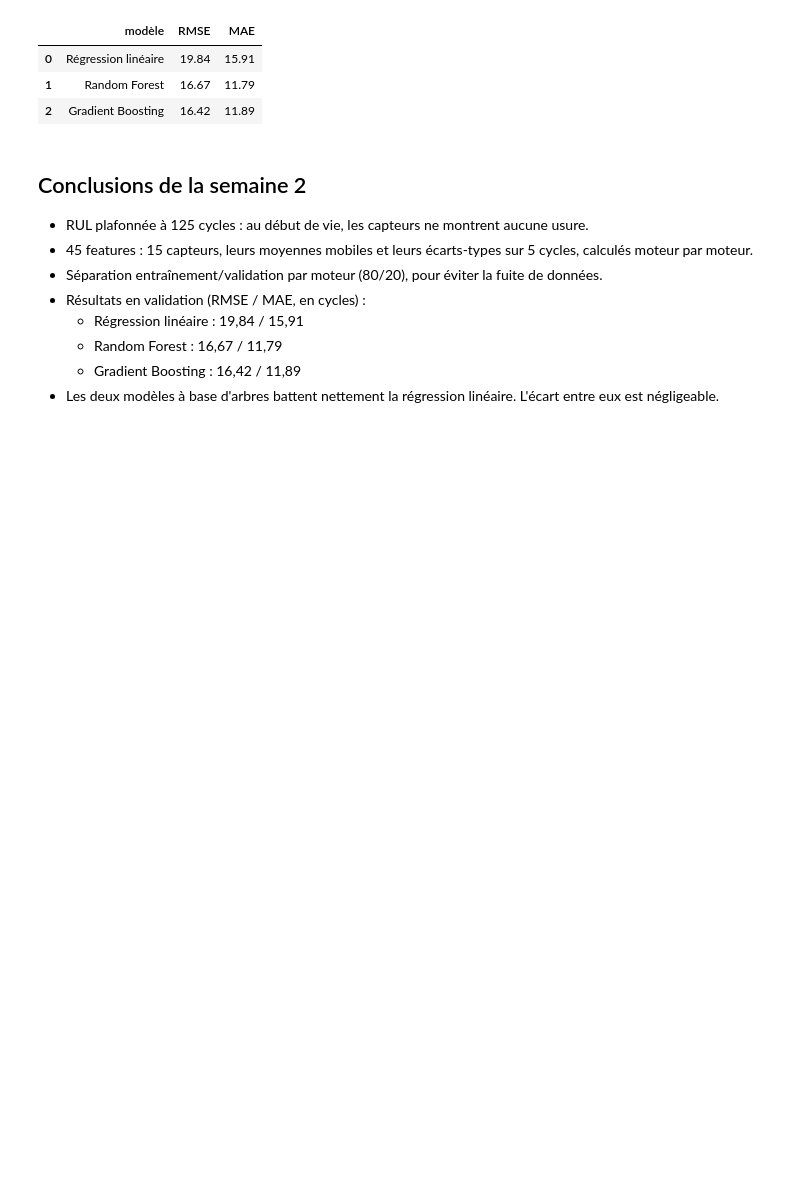
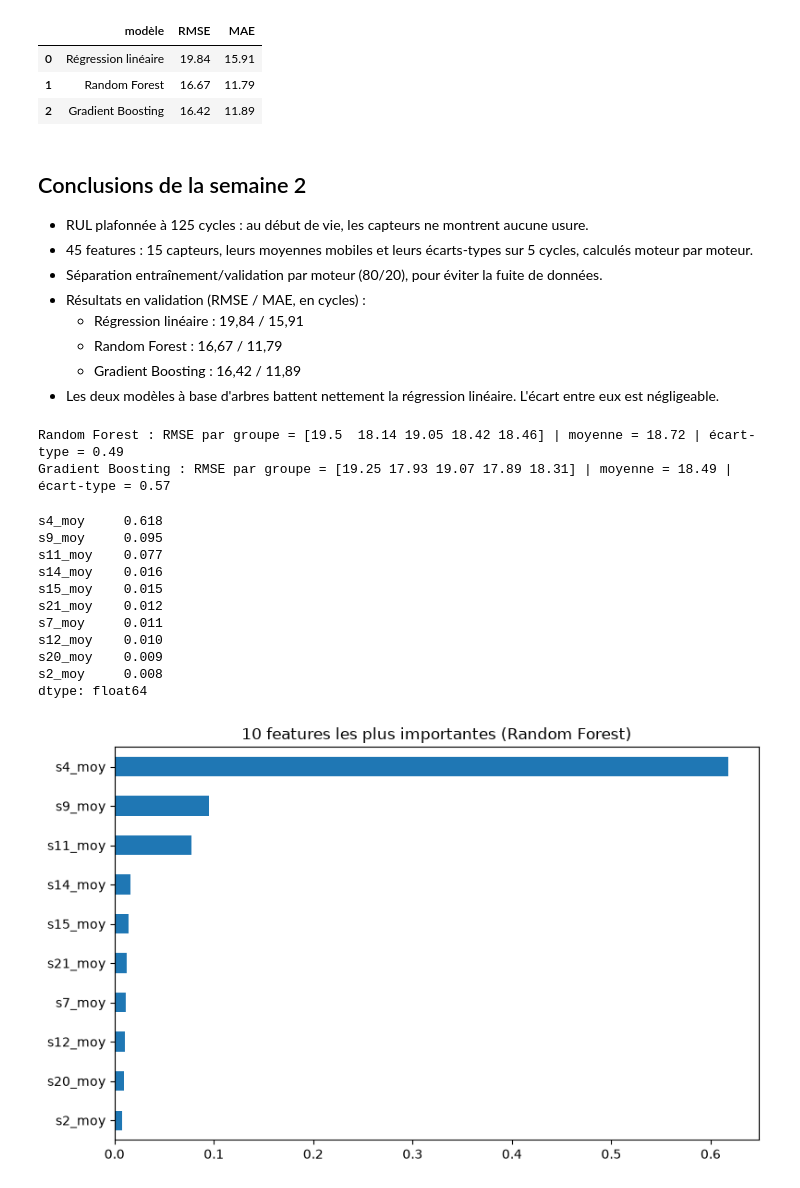
Before and after one commit to Ornella-bit/maintenance-predictive, a Jupyter notebook: notebooks/01_analyse_modele.ipynb, the cells around one changed output. Cells and saved outputs as stored; diff of their text form; code cells hidden in the pictures; blank space fills up the shorter version.

Commit message:
Semaine 3 : validation croisée, importance des features, test officiel

```diff
--- a/notebooks/01_analyse_modele.ipynb
+++ b/notebooks/01_analyse_modele.ipynb
@@ -196,3 +196,49 @@ Gradient Boosting : RMSE = 16.42 | MAE = 11.89
   - Random Forest : 16,67 / 11,79
   - Gradient Boosting : 16,42 / 11,89
 - Les deux modèles à base d'arbres battent nettement la régression linéaire. L'écart entre eux est négligeable.
+# %%
+#Étape 1 : validation croisée par moteur
+#Pourquoi : jusqu’ici, un seul découpage 80/20 a été testé.
+# Avec un autre groupe de 20 moteurs, le score pourrait changer.
+# La validation croisée refait l’évaluation 5 fois, avec 5 groupes de 20 moteurs différents (GroupKFold), puis on regarde la moyenne et la stabilité.
+from sklearn.model_selection import GroupKFold, cross_val_score
+
+cv = GroupKFold(n_splits=5)
+
+for nom, modele in [
+    ("Random Forest", RandomForestRegressor(n_estimators=100, n_jobs=-1, random_state=42)),
+    ("Gradient Boosting", GradientBoostingRegressor(random_state=42)),
+]:
+    scores = -cross_val_score(modele, X, y, groups=groupes, cv=cv,
+                              scoring="neg_root_mean_squared_error")
+    print(f"{nom} : RMSE par groupe = {np.round(scores, 2)} | moyenne = {scores.mean():.2f} | écart-type = {scores.std():.2f}")
+# %% [output]
+Random Forest : RMSE par groupe = [19.5  18.14 19.05 18.42 18.46] | moyenne = 18.72 | écart-type = 0.49
+Gradient Boosting : RMSE par groupe = [19.25 17.93 19.07 17.89 18.31] | moyenne = 18.49 | écart-type = 0.57
+# %%
+#Étape 2 : quels capteurs signalent la dégradation ?
+#Pourquoi : le Random Forest peut indiquer quelles features il a le plus utilisées.
+# C’est ce qu’on met dans le README pour expliquer le modèle.
+rf = RandomForestRegressor(n_estimators=100, n_jobs=-1, random_state=42)
+rf.fit(X, y)
+
+importances = pd.Series(rf.feature_importances_, index=features).sort_values(ascending=False)
+print(importances.head(10).round(3))
+
+importances.head(10).sort_values().plot(kind="barh", figsize=(8, 5))
+plt.title("10 features les plus importantes (Random Forest)")
+plt.tight_layout()
+plt.show()
+# %% [output]
+s4_moy     0.618
+s9_moy     0.095
+s11_moy    0.077
+s14_moy    0.016
+s15_moy    0.015
+s21_moy    0.012
+s7_moy     0.011
+s12_moy    0.010
+s20_moy    0.009
+s2_moy     0.008
+dtype: float64
+[figure, added]
```
Also changed, not shown: parts of 1 cell of this notebook.
